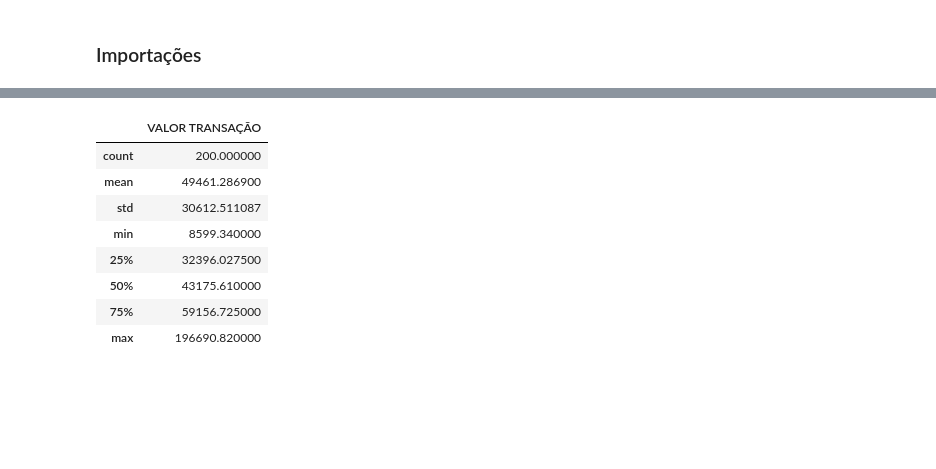
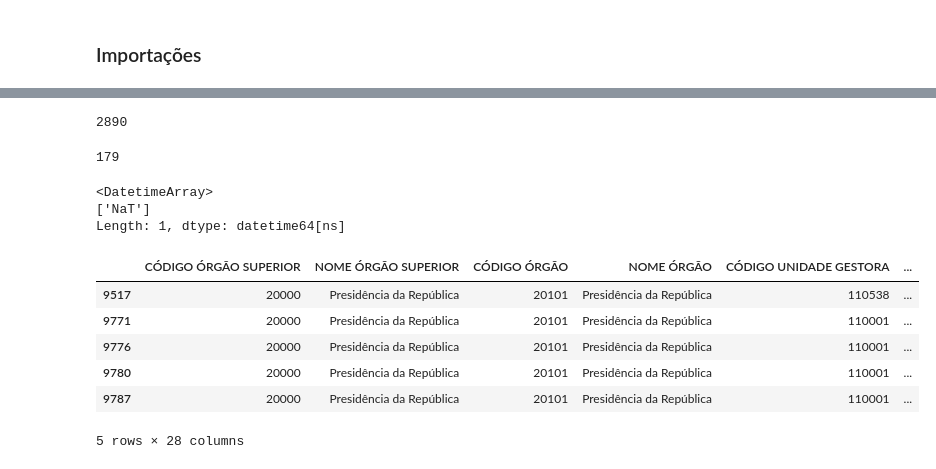
Before and after one commit to JSDA1102/Projeto-Jacurutu, a Jupyter notebook: notebooks/Baseline Isolation Forest.ipynb, the cells around one changed output, grey strips where cells are left out. Saved outputs shown, nothing was run; the diff lists cells and outputs as text; code cells hidden in the pictures; blank space fills up the shorter version.

```diff
--- a/notebooks/Baseline Isolation Forest.ipynb
+++ b/notebooks/Baseline Isolation Forest.ipynb
@@ -143,12 +92,0 @@ anomalias[['VALOR TRANSAÇÃO']].describe()
-# %%
-suspeitas[['VALOR TRANSAÇÃO']].describe()
-# %% [output]
-|  | VALOR TRANSAÇÃO |
-| count | 200.000000 |
-| mean | 49461.286900 |
-| std | 30612.511087 |
-| min | 8599.340000 |
-| 25% | 32396.027500 |
-| 50% | 43175.610000 |
-| 75% | 59156.725000 |
-| max | 196690.820000 |
@@ -154,0 +99,26 @@ suspeitas[['VALOR TRANSAÇÃO']].describe()
+# %%
+anomalias_sigiloso0 = df_clean_sigiloso0[df_clean_sigiloso0['IF_LABEL'] == -1]
+len(anomalias_sigiloso0)
+# %% [output]
+2890
+# %%
+anomalias_sigiloso1 = df_clean_sigiloso1[df_clean_sigiloso1['IF_LABEL'] == -1]
+len(anomalias_sigiloso1)
+# %% [output]
+179
+# %%
+anomalias_sigiloso1['DATA TRANSAÇÃO'].unique()
+# %% [output]
+<DatetimeArray>
+['NaT']
+Length: 1, dtype: datetime64[ns]
+# %%
+anomalias_sigiloso1.head()
+# %% [output]
+|  | CÓDIGO ÓRGÃO SUPERIOR | NOME ÓRGÃO SUPERIOR | CÓDIGO ÓRGÃO | NOME ÓRGÃO | CÓDIGO UNIDADE GESTORA | ... |
+| 9517 | 20000 | Presidência da República | 20101 | Presidência da República | 110538 | ... |
+| 9771 | 20000 | Presidência da República | 20101 | Presidência da República | 110001 | ... |
+| 9776 | 20000 | Presidência da República | 20101 | Presidência da República | 110001 | ... |
+| 9780 | 20000 | Presidência da República | 20101 | Presidência da República | 110001 | ... |
+| 9787 | 20000 | Presidência da República | 20101 | Presidência da República | 110001 | ... |
+5 rows × 28 columns
```
Also changed, not shown: parts of 33 cells of this notebook, 3 other files.
